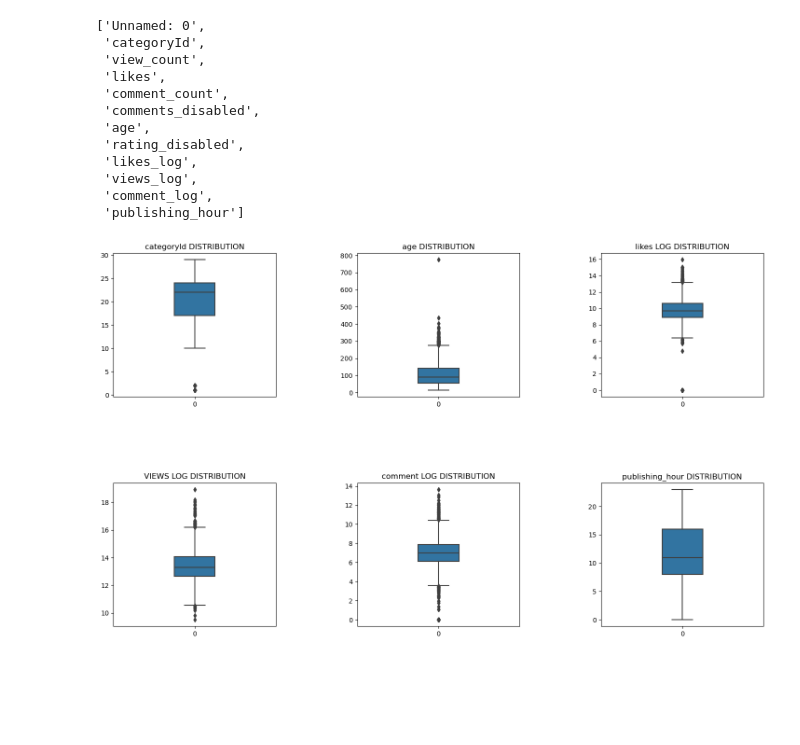
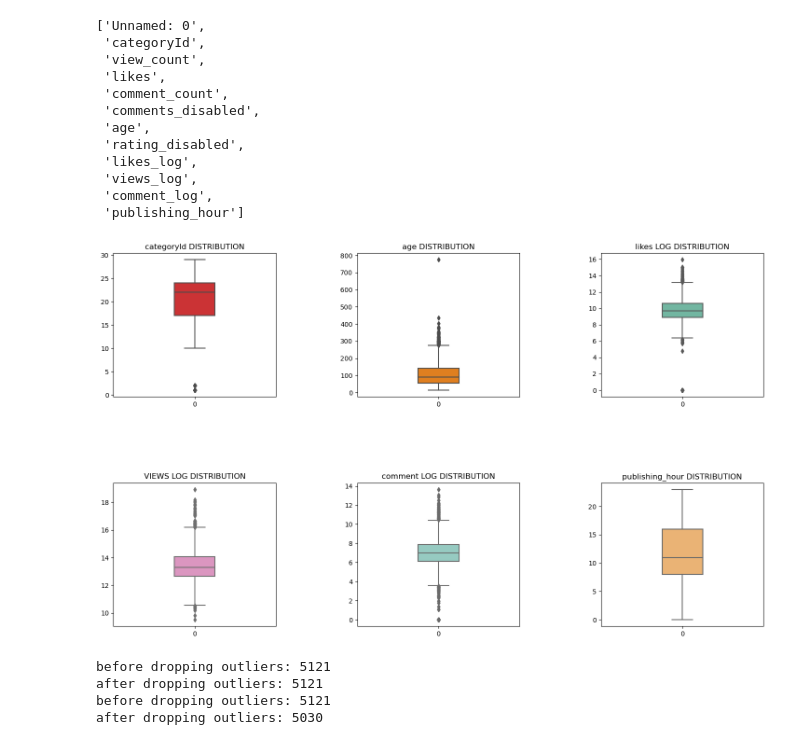
Before and after one commit to ThanhVinhTong/Youtube_Trending_Analysis, a Jupyter notebook: EDA_DS.ipynb, the cells around one changed output. Cells and saved outputs as stored; diff of their text form; code cells hidden in the pictures; blank space fills up the shorter version.

```diff
--- a/EDA_DS.ipynb
+++ b/EDA_DS.ipynb
@@ -356,32 +369,35 @@ cols
 # %%
-plt.figure(figsize = (18,10))
+def find_outliers(cols):
+    plt.figure(figsize = (18,10))
 
-plt.subplot(231)
-g1 = sns.boxplot(data=df_yout['categoryId'], width=0.25)
-g1.set_title("categoryId DISTRIBUTION", fontsize=12)
+    plt.subplot(231)
+    g1 = sns.boxplot(data=df_yout[cols[0]], width=0.25, palette="Set1")
+    g1.set_title("categoryId DISTRIBUTION", fontsize=12)
 
-plt.subplot(232)
-g1 = sns.boxplot(data=df_yout['age'], width=0.25)
-g1.set_title("age DISTRIBUTION", fontsize=12)
+    plt.subplot(232)
+    g1 = sns.boxplot(data=df_yout[cols[1]], width=0.25, palette="Set1_r")
+    g1.set_title("age DISTRIBUTION", fontsize=12)
 
-plt.subplot(233)
-g1 = sns.boxplot(data=df_yout['likes_log'], width=0.25)
-g1.set_title("likes LOG DISTRIBUTION", fontsize=12)
+    plt.subplot(233)
+    g1 = sns.boxplot(data=df_yout[cols[2]], width=0.25, palette="Set2")
+    g1.set_title("likes LOG DISTRIBUTION", fontsize=12)
 
-plt.subplot(234)
-g1 = sns.boxplot(data=df_yout['views_log'], width=0.25)
-g1.set_title("VIEWS LOG DISTRIBUTION", fontsize=12)
+    plt.subplot(234)
+    g1 = sns.boxplot(data=df_yout[cols[3]], width=0.25, palette="Set2_r")
+    g1.set_title("VIEWS LOG DISTRIBUTION", fontsize=12)
 
-plt.subplot(235)
-g1 = sns.boxplot(data=df_yout['comment_log'], width=0.25)
-g1.set_title("comment LOG DISTRIBUTION", fontsize=12)
+    plt.subplot(235)
+    g1 = sns.boxplot(data=df_yout[cols[4]], width=0.25, palette="Set3")
+    g1.set_title("comment LOG DISTRIBUTION", fontsize=12)
 
-plt.subplot(236)
-g1 = sns.boxplot(data=df_yout['publishing_hour'], width=0.25)
-g1.set_title("publishing_hour DISTRIBUTION", fontsize=12)
+    plt.subplot(236)
+    g1 = sns.boxplot(data=df_yout[cols[5]], width=0.25, palette="Set3_r")
+    g1.set_title("publishing_hour DISTRIBUTION", fontsize=12)
 
-plt.subplots_adjust(left = 0.125, right = 0.9, bottom = 0.1, top = 0.9, wspace = 0.5, hspace = 0.6)
+    plt.subplots_adjust(left = 0.125, right = 0.9, bottom = 0.1, top = 0.9, wspace = 0.5, hspace = 0.6)
 
-plt.show()
+    plt.show()
-# %% [output]
-[figure, removed]
+# %%
+find_outliers(cols=cols)
+# %% [output]
+[figure, added]
@@ -387,0 +439,8 @@ plt.show()
+# %%
+median_impute_outliers(df_yout, cols)
+drop_outliers(df_yout, cols)
+# %% [output]
+before dropping outliers: 5121
+after dropping outliers: 5121
+before dropping outliers: 5121
+after dropping outliers: 5030
```
Also changed, not shown: parts of 20 cells of this notebook.
